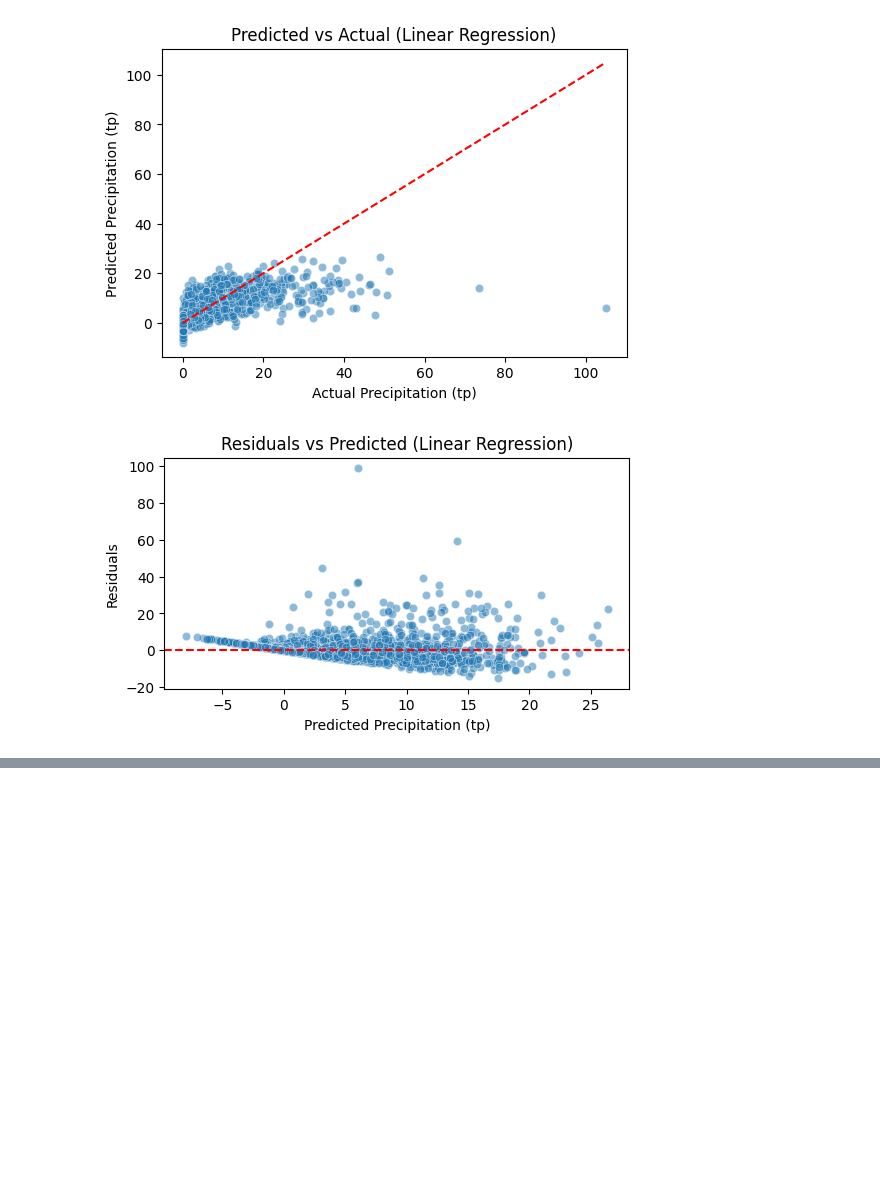
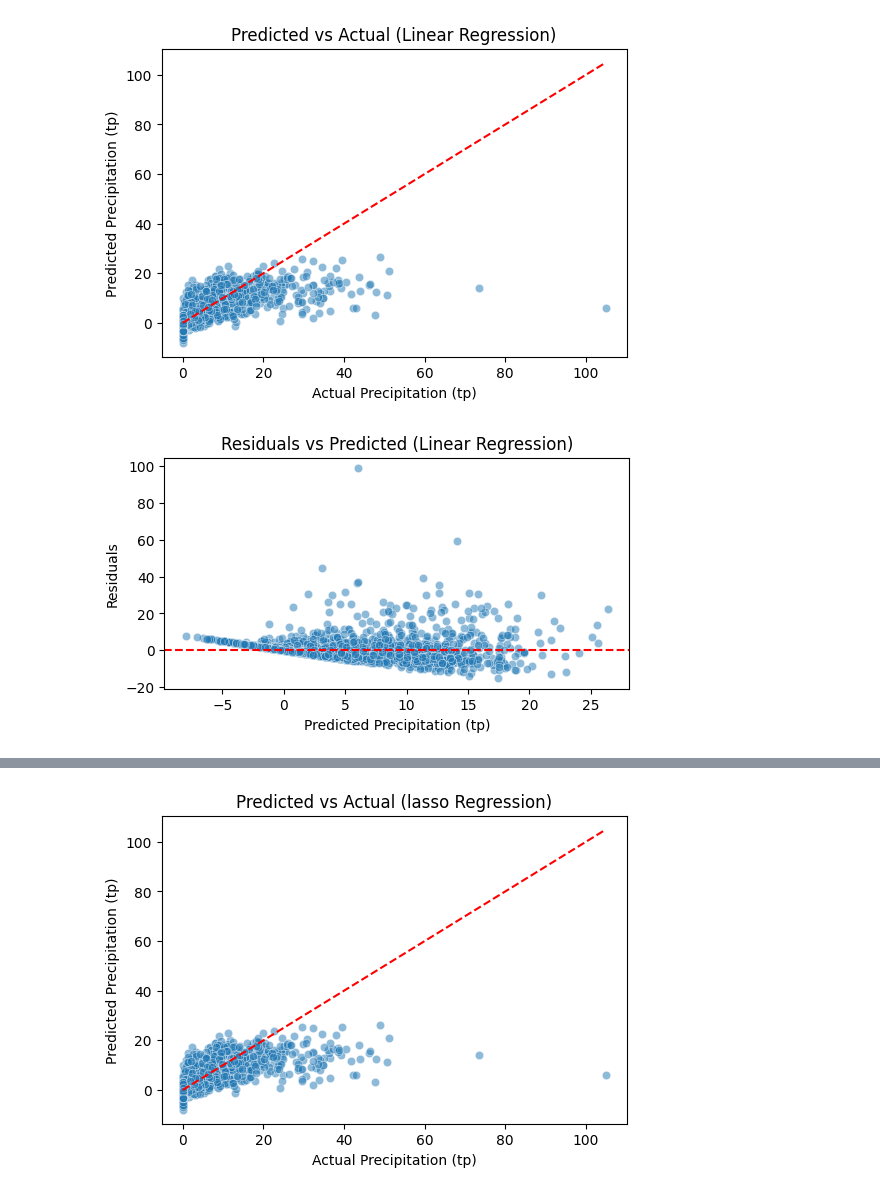
Before and after one commit to Saqibdev-786/Manglore-Weather-Data, a Jupyter notebook: notebooks/main.ipynb, the cells around one changed output, grey strips where cells are left out. Drawn from its saved outputs; the diff is of its cells as text; code cells hidden in the pictures; blank space fills up the shorter version.

```diff
--- a/notebooks/main.ipynb
+++ b/notebooks/main.ipynb
@@ -493,0 +567,2 @@ joblib.dump(lr, '../models/linear_regression_model.pkl')
+# %%
+lasso=Lasso(alpha=0.01)
@@ -493,0 +573,3 @@ joblib.dump(lr, '../models/linear_regression_model.pkl')
+# %%
+y_train_pred_lasso=lasso.predict(X_train_scaled)
+y_test_pred_lasso=lasso.predict(X_test_scaled)
@@ -493,0 +582,11 @@ joblib.dump(lr, '../models/linear_regression_model.pkl')
+# %%
+# Predicted vs Actual
+plt.figure(figsize=(6,4))
+sns.scatterplot(x=y_test, y=y_test_pred_lasso, alpha=0.5)
+plt.plot([y_test.min(), y_test.max()], [y_test.min(), y_test.max()], 'r--')
+plt.xlabel("Actual Precipitation (tp)")
+plt.ylabel("Predicted Precipitation (tp)")
+plt.title("Predicted vs Actual (lasso Regression)")
+plt.show()
+# %% [output]
+[figure, added]
```
Also changed, not shown: parts of 53 cells of this notebook, 5 other files.
